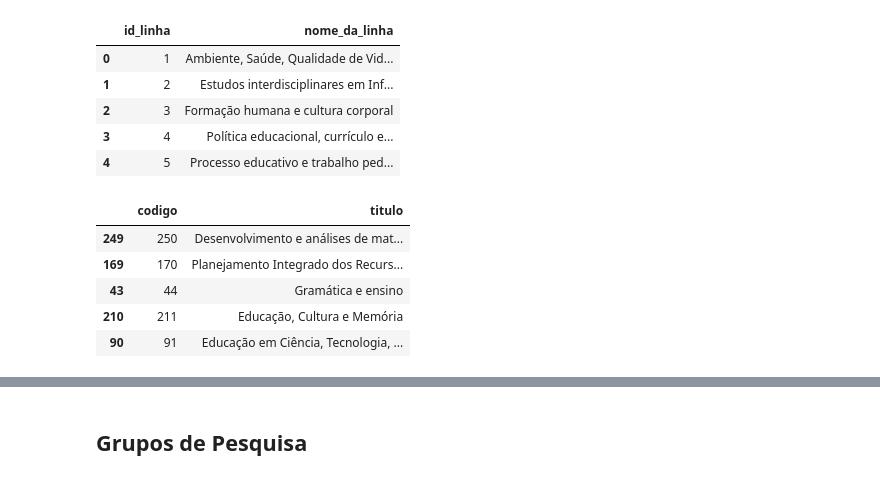
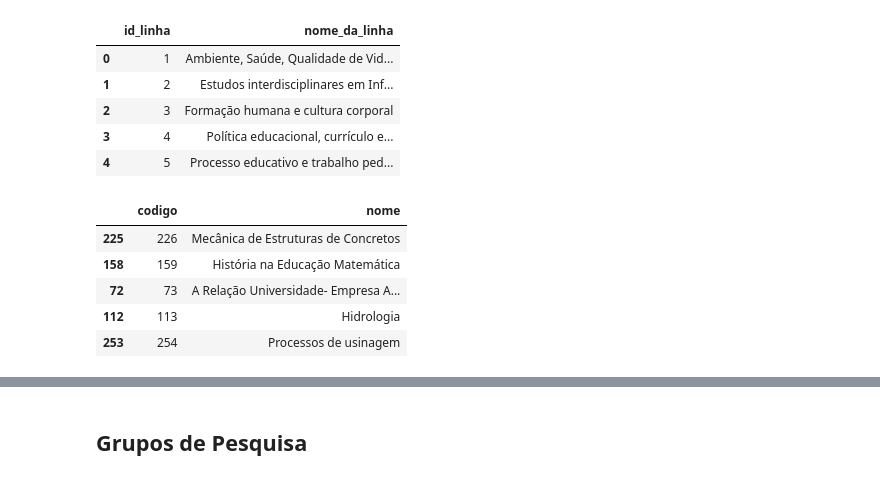
Before and after one commit to marcelsby/tcc-ifg-kg, a Jupyter notebook: notebooks/ifg_produz/Preprocessing Grupos de Pesquisa.ipynb, the cells around one changed output, grey strips where cells are left out. Saved outputs shown, nothing was run; the diff lists cells and outputs as text; code cells hidden in the pictures.

```diff
--- a/notebooks/ifg_produz/Preprocessing Grupos de Pesquisa.ipynb
+++ b/notebooks/ifg_produz/Preprocessing Grupos de Pesquisa.ipynb
@@ -57,15 +57,15 @@ linhas_de_pesquisa.head(n=5)
 # %%
 linhas_de_pesquisa = linhas_de_pesquisa.rename(columns={
     'id_linha': 'codigo',
-    'nome_da_linha': 'titulo',
+    'nome_da_linha': 'nome',
 })
 
 linhas_de_pesquisa.sample(n=5)
 # %% [output]
-|  | codigo | titulo |
-| 249 | 250 | Desenvolvimento e análises de mat... |
-| 169 | 170 | Planejamento Integrado dos Recurs... |
-| 43 | 44 | Gramática e ensino |
-| 210 | 211 | Educação, Cultura e Memória |
-| 90 | 91 | Educação em Ciência, Tecnologia, ... |
+|  | codigo | nome |
+| 225 | 226 | Mecânica de Estruturas de Concretos |
+| 158 | 159 | História na Educação Matemática |
+| 72 | 73 | A Relação Universidade- Empresa A... |
+| 112 | 113 | Hidrologia |
+| 253 | 254 | Processos de usinagem |
 # %%
```
Also changed, not shown: parts of 8 cells of this notebook, 2 other files.
